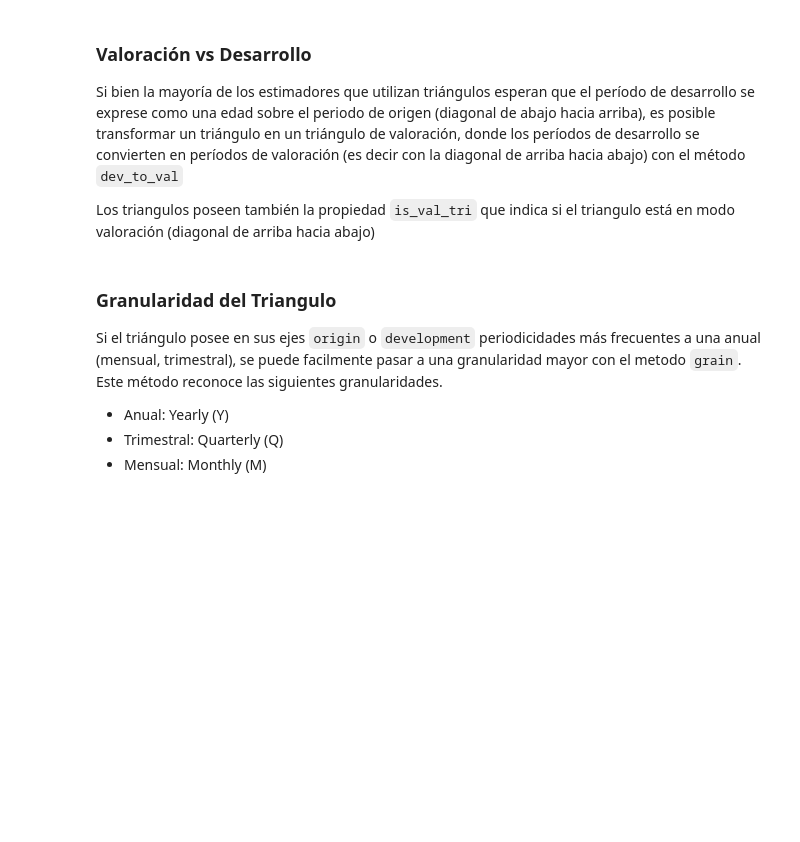
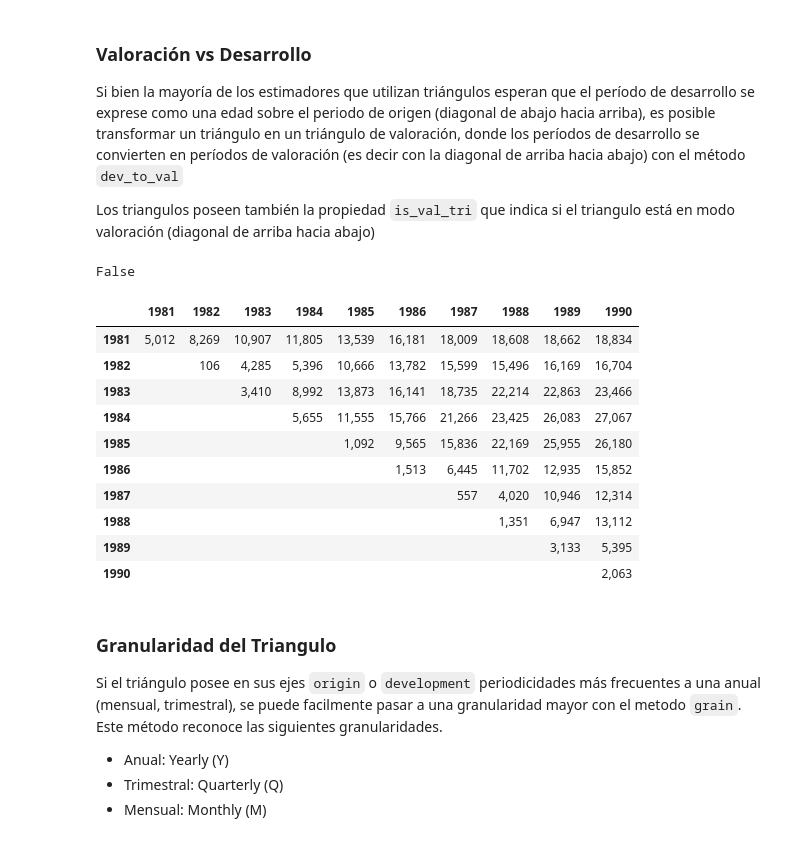
Before and after one commit to bcataldo3/UTSM_Unsupervised_ML, a Jupyter notebook: docs/modulo_4/Clase2.ipynb, the cells around one changed output. Saved outputs shown, nothing was run; the diff lists cells and outputs as text; code cells hidden in the pictures; blank space fills up the shorter version.

```diff
--- a/docs/modulo_4/Clase2.ipynb
+++ b/docs/modulo_4/Clase2.ipynb
@@ -127,8 +160,21 @@ Si bien la mayoría de los estimadores que utilizan triángulos esperan que el p
 
 Los triangulos poseen también la propiedad `is_val_tri` que indica si el triangulo está en modo valoración (diagonal de arriba hacia abajo)
 # %%
+print(raa.is_val_tri)
 raa.dev_to_val()
-raa.is_val_tri
+# %% [output]
+False
+|  | 1981 | 1982 | 1983 | 1984 | 1985 | 1986 | 1987 | 1988 | 1989 | 1990 |
+| 1981 | 5,012 | 8,269 | 10,907 | 11,805 | 13,539 | 16,181 | 18,009 | 18,608 | 18,662 | 18,834 |
+| 1982 |  | 106 | 4,285 | 5,396 | 10,666 | 13,782 | 15,599 | 15,496 | 16,169 | 16,704 |
+| 1983 |  |  | 3,410 | 8,992 | 13,873 | 16,141 | 18,735 | 22,214 | 22,863 | 23,466 |
+| 1984 |  |  |  | 5,655 | 11,555 | 15,766 | 21,266 | 23,425 | 26,083 | 27,067 |
+| 1985 |  |  |  |  | 1,092 | 9,565 | 15,836 | 22,169 | 25,955 | 26,180 |
+| 1986 |  |  |  |  |  | 1,513 | 6,445 | 11,702 | 12,935 | 15,852 |
+| 1987 |  |  |  |  |  |  | 557 | 4,020 | 10,946 | 12,314 |
+| 1988 |  |  |  |  |  |  |  | 1,351 | 6,947 | 13,112 |
+| 1989 |  |  |  |  |  |  |  |  | 3,133 | 5,395 |
+| 1990 |  |  |  |  |  |  |  |  |  | 2,063 |
 # %% [markdown]
 ### Granularidad del Triangulo
 Si el triángulo posee en sus ejes `origin` o `development` periodicidades más frecuentes a una anual (mensual, trimestral), se puede facilmente pasar a una granularidad mayor con el metodo `grain`. Este método reconoce las siguientes granularidades.
```
Also changed, not shown: parts of 17 cells of this notebook.
